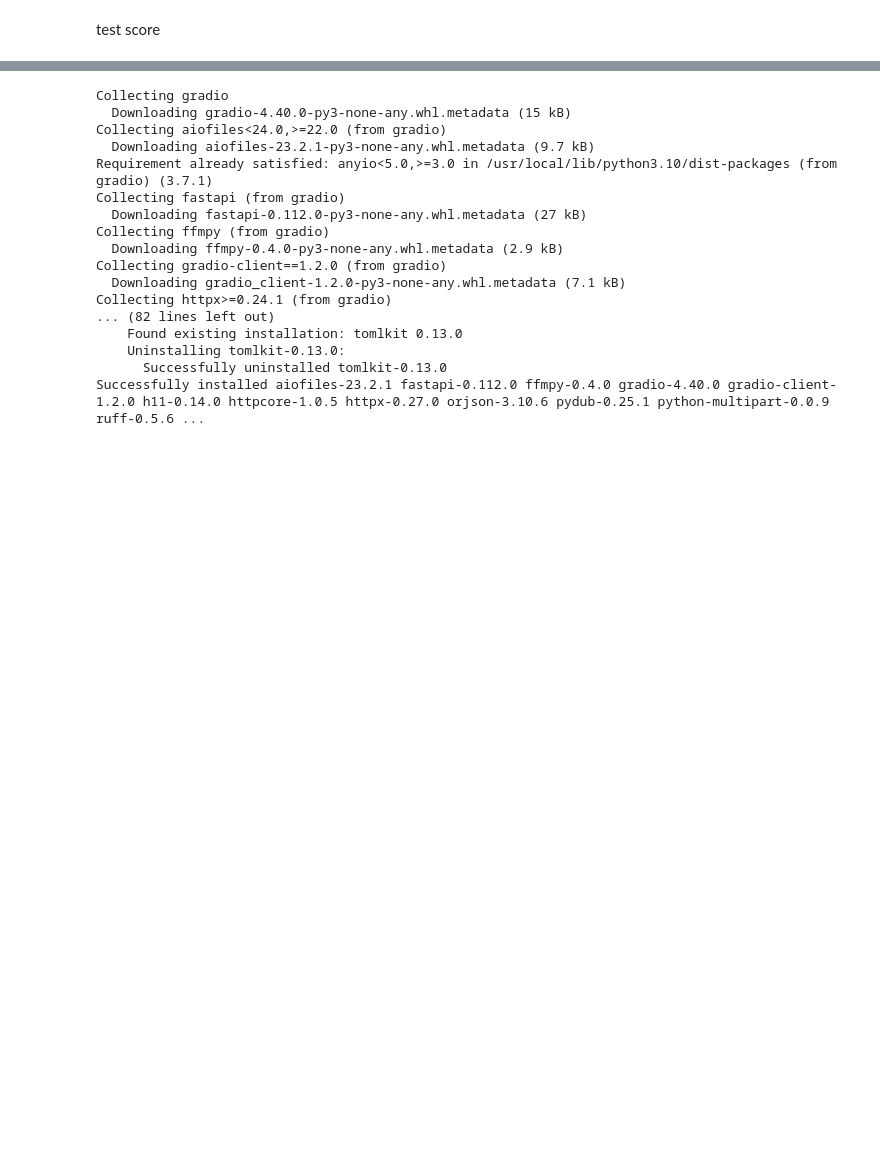
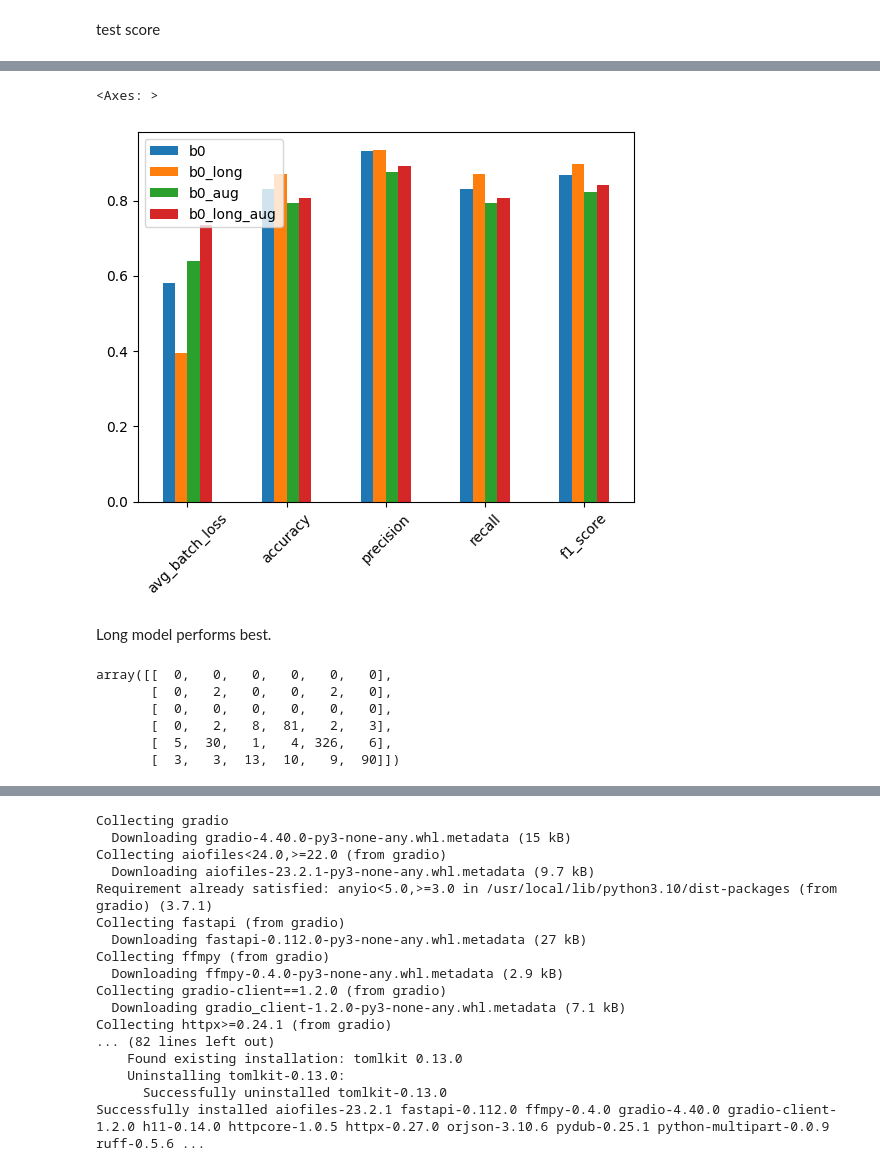
Before and after one commit to zy0531/EcoTrashAI, a Jupyter notebook: notebooks/garbage.ipynb, the cells around one changed output, grey strips where cells are left out. Saved outputs shown, nothing was run; the diff lists cells and outputs as text; code cells hidden in the pictures; blank space fills up the shorter version.

```diff
--- a/notebooks/garbage.ipynb
+++ b/notebooks/garbage.ipynb
@@ -533,3 +355,0 @@ Model state loaded from /content/checkpoint_b2_0_001_early_stopping.pt
-# %%
-test_result = stw.workflow.evaluation_step(model=test_model, dataloader=test_loader, loss_fn=loss_fn,
-                                           metrics=metrics, scheduler=None, task_type=task_type, device=device)
@@ -548,0 +457,34 @@ result[['avg_batch_loss_train', 'avg_batch_loss_valid']].plot(kind='line')
+# %%
+stw.pytorch_tools.set_random_seed(seed=0)
+
+classifier = nn.Sequential(nn.Dropout(p=0.5, inplace=True),
+                           nn.Linear(in_features=1280, out_features=512),
+                           nn.ReLU(),
+                           nn.BatchNorm1d(512),
+                           nn.Dropout(p=0.5),
+                           nn.Linear(512, 6))
+
+b0 = stw.models.EfficientNets.initialize_efficinet_b0(6)
+
+b0_long = stw.models.EfficientNets.initialize_efficinet_b0(6, classifier)
+
+b0_aug = stw.models.EfficientNets.initialize_efficinet_b0(6)
+
+b0_long_aug = stw.models.EfficientNets.initialize_efficinet_b0(6, classifier)
+
+models = [b0, b0_long, b0_aug, b0_long_aug]
+model_names = ['b0', 'b0_long', 'b0_aug', 'b0_long_aug']
+# %%
+all_results = []
+for i in range(len(models)):
+    model = models[i]
+    model = model.to(device)
+    model_name = model_names[i]
+    loss_fn = torch.nn.CrossEntropyLoss()
+    metrics = {'accuracy': (accuracy_score, {}),
+              'precision': (precision_score, {'average': 'weighted'}),
+              'recall': (recall_score, {'average': 'weighted'}),
+              'f1_score': (f1_score, {'average': 'weighted'})}
+    stw.pytorch_tools.load_model_state(model, target_dir='/content', model_name= f'checkpoint_{model_name}_best_model.pt')
+    test_result, _, _ = stw.workflow.evaluation_step(model, test_loader, loss_fn, metrics, None, task_type, device)
+    all_results.append(test_result)
@@ -548,0 +496,9 @@ result[['avg_batch_loss_train', 'avg_batch_loss_valid']].plot(kind='line')
+# %%
+results_df = pd.DataFrame(all_results, index=all_model_names)
+# %%
+results_df.T.plot(kind='bar', rot=45)
+# %% [output]
+<Axes: >
+[figure, added]
+# %% [markdown]
+Long model performs best.
@@ -548,0 +513,9 @@ result[['avg_batch_loss_train', 'avg_batch_loss_valid']].plot(kind='line')
+# %%
+conf_matrix
+# %% [output]
+array([[  0,   0,   0,   0,   0,   0],
+       [  0,   2,   0,   0,   2,   0],
+       [  0,   0,   0,   0,   0,   0],
+       [  0,   2,   8,  81,   2,   3],
+       [  5,  30,   1,   4, 326,   6],
+       [  3,   3,  13,  10,   9,  90]])
```
Also changed, not shown: parts of 48 cells of this notebook.
